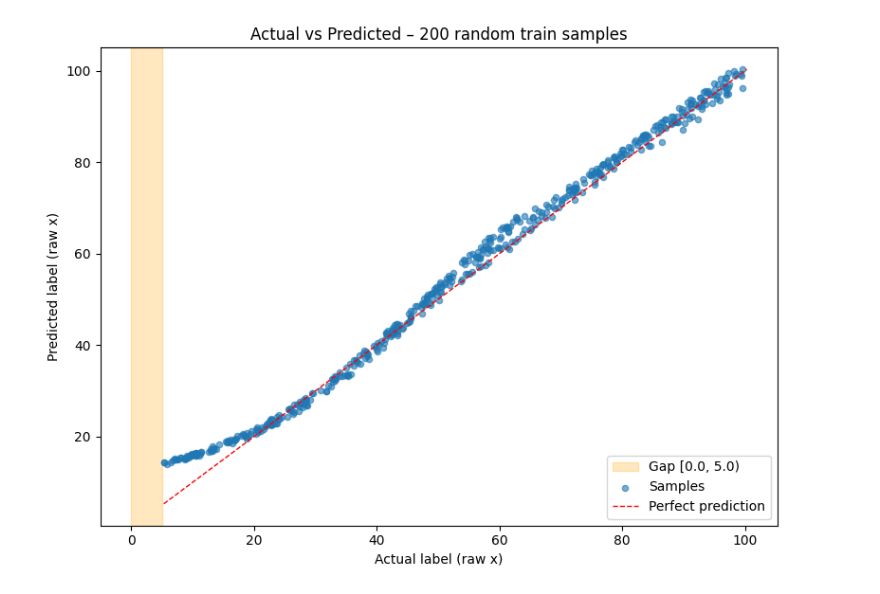
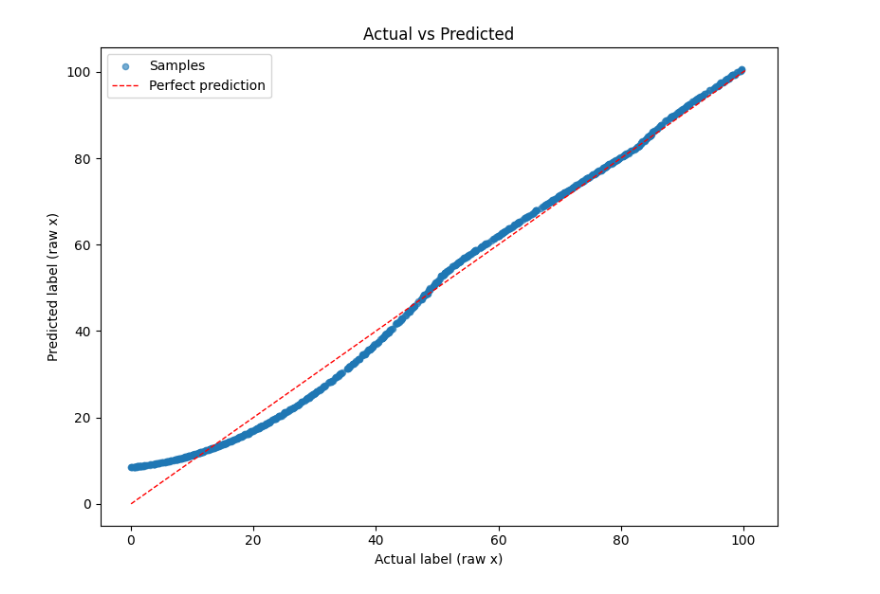
Before and after one commit to DJsushi/mglyph-ml, a Jupyter notebook: notebooks/experiment-1.ipynb, the cells around one changed output. Drawn from its saved outputs; the diff is of its cells as text; code cells hidden in the pictures.

```diff
--- a/notebooks/experiment-1.ipynb
+++ b/notebooks/experiment-1.ipynb
@@ -164,7 +155,8 @@ dataset_overall = GlyphDataset(images=images_overall, labels=labels_overall, tra
 
 x_samples = 6
 
-fig, axes = plt.subplots(3, x_samples, figsize=(2 * x_samples, 5))
+fig, axes = plt.subplots(2, x_samples, figsize=(2 * x_samples, 5))
+# fig, axes = plt.subplots(3, x_samples, figsize=(2 * x_samples, 5))
 
 # training images
 for i in range(x_samples):
@@ -175,14 +167,14 @@ for i in range(x_samples):
     axes[0, i].set_title(f"Train: {label * 100.0:.3f}")
 
 # gap images
-for i in range(x_samples):
-    if n_gap_actual == 0:
-        break
-    idx = i * len(dataset_gap) // x_samples + len(dataset_gap) // x_samples // 2
-    img_tensor, label = dataset_gap[idx]
-    img = img_tensor.permute(1, 2, 0).numpy()
-    axes[1, i].imshow(img)
-    axes[1, i].set_title(f"Gap: {label * 100.0:.3f}")
+# for i in range(x_samples):
+#     if n_gap_actual == 0:
+#         break
+#     idx = i * len(dataset_gap) // x_samples + len(dataset_gap) // x_samples // 2
+#     img_tensor, label = dataset_gap[idx]
+#     img = img_tensor.permute(1, 2, 0).numpy()
+#     axes[1, i].imshow(img)
+#     axes[1, i].set_title(f"Gap: {label * 100.0:.3f}")
 
 # test images
 for i in range(x_samples):
@@ -385,43 +361,44 @@ GlyphRegressor(
 # %%
-
 import random as _py_random
 
+model.to("cpu")
+
 # Sample 500 random indices from dataset_overall
-_sample_indices = _py_random.sample(range(len(dataset_overall)), min(500, len(dataset_overall)))
+sample_indices = _py_random.sample(range(len(dataset_overall)), min(1000, len(dataset_overall)))
 
 model.eval()
-_actuals = []
-_predictions = []
+actuals = []
+predictions = []
 
 with torch.no_grad():
-    for idx in _sample_indices:
+    for idx in sample_indices:
         img_tensor, label = dataset_overall[idx]
         img_tensor = img_tensor.unsqueeze(0).float()  # model is on CPU
         pred = model(img_tensor).item()
-        _actuals.append(label * 100.0)   # back to raw sample.x units
-        _predictions.append(pred * 100.0)
+        actuals.append(label * 100.0)   # back to raw sample.x units
+        predictions.append(pred * 100.0)
 
-_actuals = np.array(_actuals)
-_predictions = np.array(_predictions)
+actuals = np.array(actuals)
+predictions = np.array(predictions)
 
 fig, ax = plt.subplots(figsize=(8, 6))
 
 # Shade the gap region on the x-axis (gap_start/end_x are in raw sample.x units)
-ax.axvspan(gap_start_x, gap_end_x, alpha=0.25, color="orange", label=f"Gap [{gap_start_x}, {gap_end_x})")
+# ax.axvspan(gap_start_x, gap_end_x, alpha=0.25, color="orange", label=f"Gap [{gap_start_x}, {gap_end_x})")
 
 # Scatter: actual (x) vs predicted (y)
-ax.scatter(_actuals, _predictions, alpha=0.6, s=20, label="Samples")
+ax.scatter(actuals, predictions, alpha=0.6, s=20, label="Samples")
 
 # Perfect-prediction reference line
-_lo = min(_actuals.min(), _predictions.min())
-_hi = max(_actuals.max(), _predictions.max())
-ax.plot([_lo, _hi], [_lo, _hi], "r--", linewidth=1, label="Perfect prediction")
+lo = min(actuals.min(), predictions.min())
+hi = max(actuals.max(), predictions.max())
+ax.plot([lo, hi], [lo, hi], "r--", linewidth=1, label="Perfect prediction")
 
 ax.set_xlabel("Actual label (raw x)")
 ax.set_ylabel("Predicted label (raw x)")
-ax.set_title("Actual vs Predicted – 500 random overall samples")
+ax.set_title("Actual vs Predicted")
 ax.legend()
 plt.tight_layout()
 plt.show()
 # %% [output]
-[figure, old version]
+[figure, new version]
```
Also changed, not shown: parts of 11 cells of this notebook.
